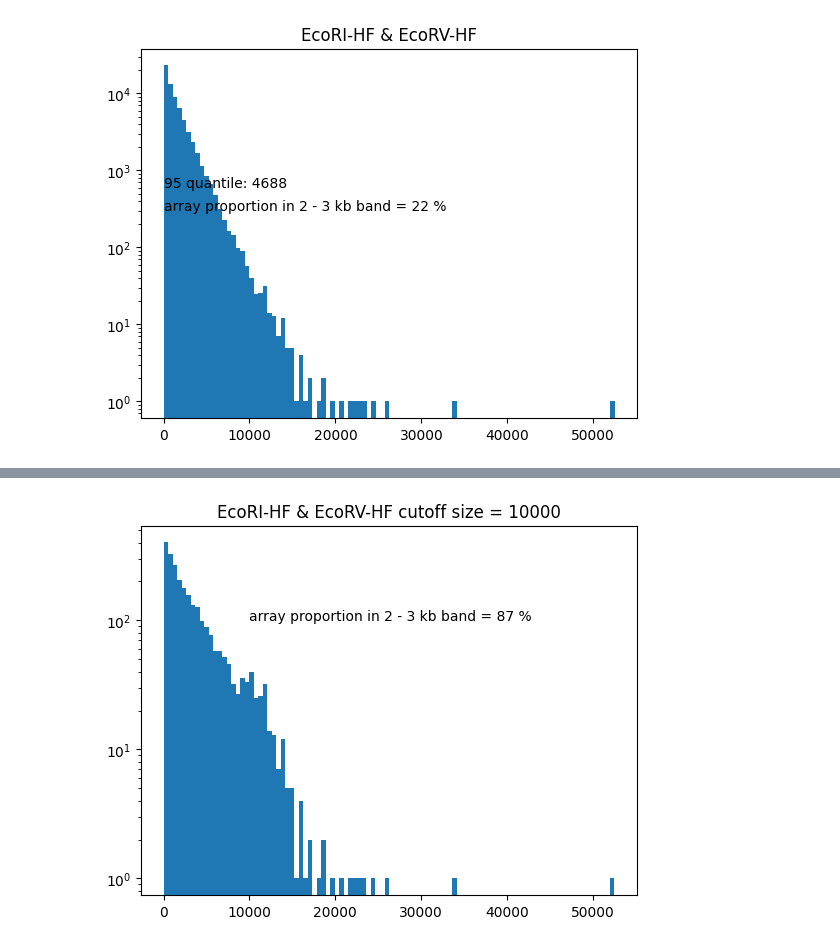
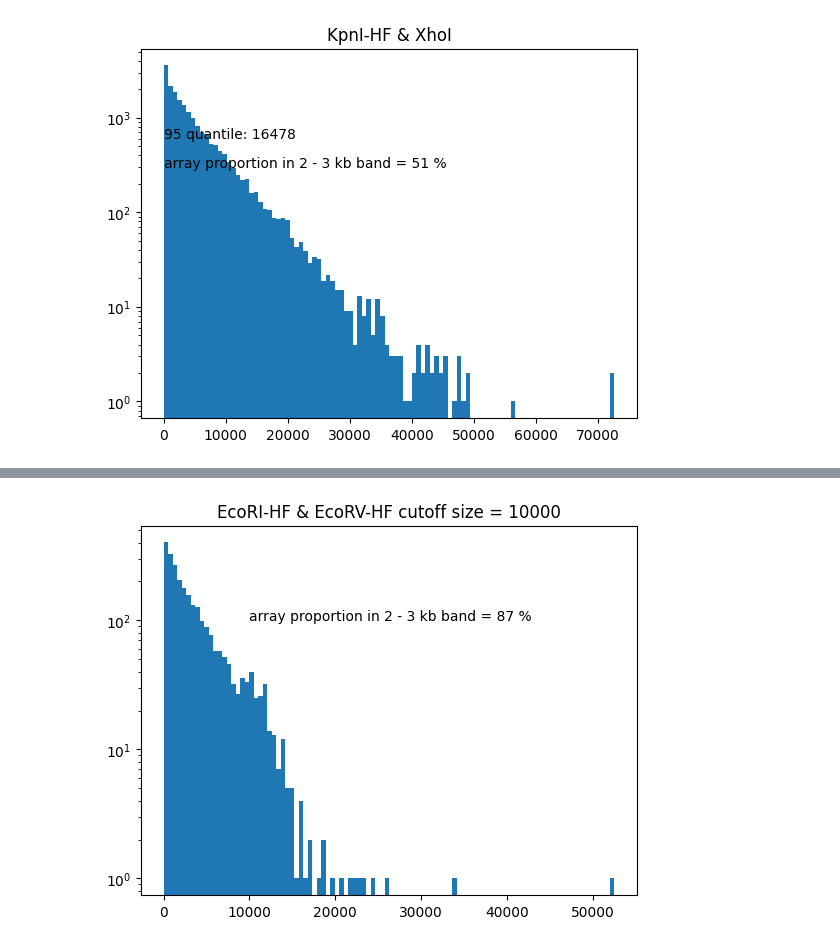
Before and after one commit to JeromeeX/wormdigester, a Jupyter notebook: wormdigester.ipynb, the cells around one changed output, grey strips where cells are left out. Drawn from its saved outputs; the diff is of its cells as text; code cells hidden in the pictures.

```diff
--- a/wormdigester.ipynb
+++ b/wormdigester.ipynb
@@ -126,7 +126,7 @@ def digest(zyme1, zyme2):
-# %%
-digest("EcoRI-HF", "EcoRV-HF")
-# %% [output]
-[figure, removed]
+# %%
+digest("KpnI-HF", "XhoI")
+# %% [output]
+[figure, added]
 # %%
 print(enzymes)
 def select_digest(zyme1, zyme2, cutsize):
```
Also changed, not shown: parts of 5 cells of this notebook, 3 other files.
